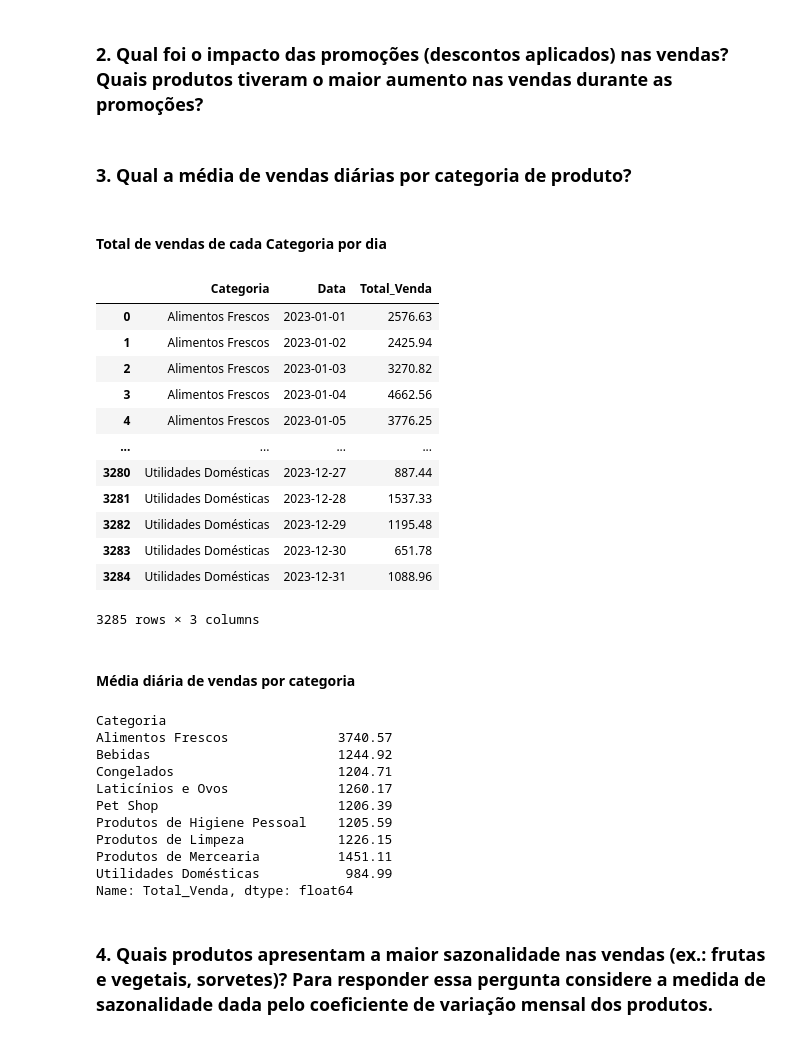
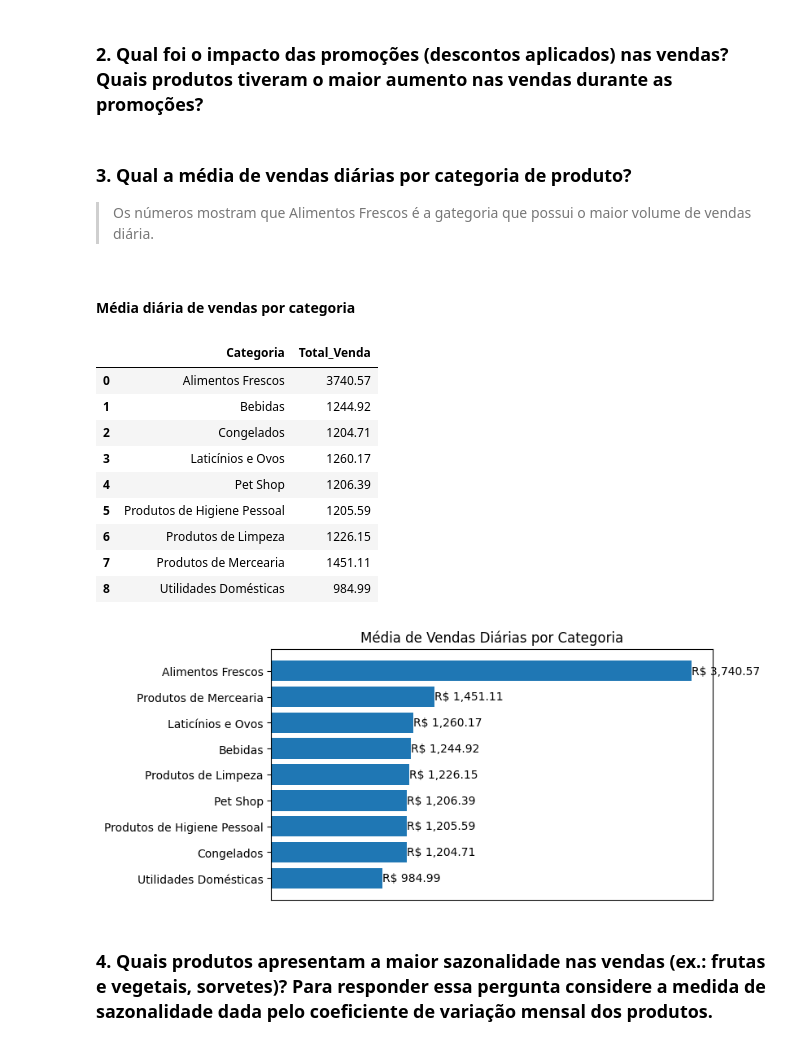
Before and after one commit to felipealbanez/Estudos, a Jupyter notebook: CAIXA_Verso/Módulo 02 - Análise Exploratória de Dados/Projeto_Final_AED.ipynb, the cells around one changed output. Saved outputs shown, nothing was run; the diff lists cells and outputs as text; code cells hidden in the pictures.

Commit message:
feat: inclusão de gráfico para a pergunta 3

```diff
--- a/CAIXA_Verso/Módulo 02 - Análise Exploratória de Dados/Projeto_Final_AED.ipynb
+++ b/CAIXA_Verso/Módulo 02 - Análise Exploratória de Dados/Projeto_Final_AED.ipynb
@@ -406,45 +412,52 @@ melhor_mes
 ### 2. Qual foi o impacto das promoções (descontos aplicados) nas vendas? Quais produtos tiveram o maior aumento nas vendas durante as promoções?
 # %% [markdown]
 ### 3. Qual a média de vendas diárias por categoria de produto?
+ > Os números mostram que Alimentos Frescos é a gategoria que possui o maior volume de vendas diária.
-# %% [markdown]
-#### Total de vendas de cada Categoria por dia
-# %%
-# cria um df agrupado por categoria e data, faz a soma das vendas para cada dia do ano, arredonda o valor e transforma a series em df
-vd_cat_diaria = df_vendas.groupby(['Categoria', 'Data'])['Total_Venda'].sum().round(2).reset_index()
-vd_cat_diaria
-# %% [output]
-|  | Categoria | Data | Total_Venda |
-| 0 | Alimentos Frescos | 2023-01-01 | 2576.63 |
-| 1 | Alimentos Frescos | 2023-01-02 | 2425.94 |
-| 2 | Alimentos Frescos | 2023-01-03 | 3270.82 |
-| 3 | Alimentos Frescos | 2023-01-04 | 4662.56 |
-| 4 | Alimentos Frescos | 2023-01-05 | 3776.25 |
-| ... | ... | ... | ... |
-| 3280 | Utilidades Domésticas | 2023-12-27 | 887.44 |
-| 3281 | Utilidades Domésticas | 2023-12-28 | 1537.33 |
-| 3282 | Utilidades Domésticas | 2023-12-29 | 1195.48 |
-| 3283 | Utilidades Domésticas | 2023-12-30 | 651.78 |
-| 3284 | Utilidades Domésticas | 2023-12-31 | 1088.96 |
-3285 rows × 3 columns
 # %% [markdown]
 #### Média diária de vendas por categoria
 # %%
+# cria um df agrupado por categoria e data, faz a soma das vendas para cada dia do ano, arredonda o valor e transforma a series em df
+vd_cat_diaria = df_vendas.groupby(['Categoria', 'Data'])['Total_Venda'].sum().round(2).reset_index()
 # cria uma series agrupada por Categoria do df anterior, faz a média da coluna Total_Venda e arredonda o valor
-md_cat_diaria = vd_cat_diaria.groupby(['Categoria'])['Total_Venda'].mean().round(2)
+md_cat_diaria = vd_cat_diaria.groupby(['Categoria'])['Total_Venda'].mean().round(2).reset_index()
 # retorna uma series com a média diária de vendas de cada categoria
 md_cat_diaria
 # %% [output]
-Categoria
-Alimentos Frescos              3740.57
-Bebidas                        1244.92
-Congelados                     1204.71
-Laticínios e Ovos              1260.17
-Pet Shop                       1206.39
-Produtos de Higiene Pessoal    1205.59
-Produtos de Limpeza            1226.15
-Produtos de Mercearia          1451.11
-Utilidades Domésticas           984.99
-Name: Total_Venda, dtype: float64
+|  | Categoria | Total_Venda |
+| 0 | Alimentos Frescos | 3740.57 |
+| 1 | Bebidas | 1244.92 |
+| 2 | Congelados | 1204.71 |
+| 3 | Laticínios e Ovos | 1260.17 |
+| 4 | Pet Shop | 1206.39 |
+| 5 | Produtos de Higiene Pessoal | 1205.59 |
+| 6 | Produtos de Limpeza | 1226.15 |
+| 7 | Produtos de Mercearia | 1451.11 |
+| 8 | Utilidades Domésticas | 984.99 |
+# %%
+import matplotlib.pyplot as plt
+import matplotlib.ticker as ticker # Importação essencial para corrigir o eixo
+
+fig, ax = plt.subplots(figsize=(7, 4))
+# Ordena do maior para o menor
+md_cat_diaria = md_cat_diaria.sort_values('Total_Venda', ascending=True)
+barras = ax.barh(md_cat_diaria['Categoria'], md_cat_diaria['Total_Venda'])
+
+# Força o rótulo a mostrar o valor real por extenso
+# O ':,.2f' formata com separador de milhar e duas casas decimais
+ax.bar_label(barras, fmt='R$ {:,.2f}')
+
+# Títulos
+ax.set_title('Média de Vendas Diárias por Categoria')
+# Esconde o eixo de baixo já que os valores estão nas barras
+ax.xaxis.set_visible(False)
+
+#for borda in ['top', 'right', 'bottom']:
+ #   ax.spines[borda].set_visible(False)
+
+#plt.tight_layout()
+plt.show()
+# %% [output]
+[figure, added]
 # %% [markdown]
 ### 4. Quais produtos apresentam a maior sazonalidade nas vendas (ex.: frutas e vegetais, sorvetes)? Para responder essa pergunta considere a medida de sazonalidade dada pelo coeficiente de variação mensal dos produtos.
 # %% [markdown]
```
Also changed, not shown: parts of 3 cells of this notebook.
